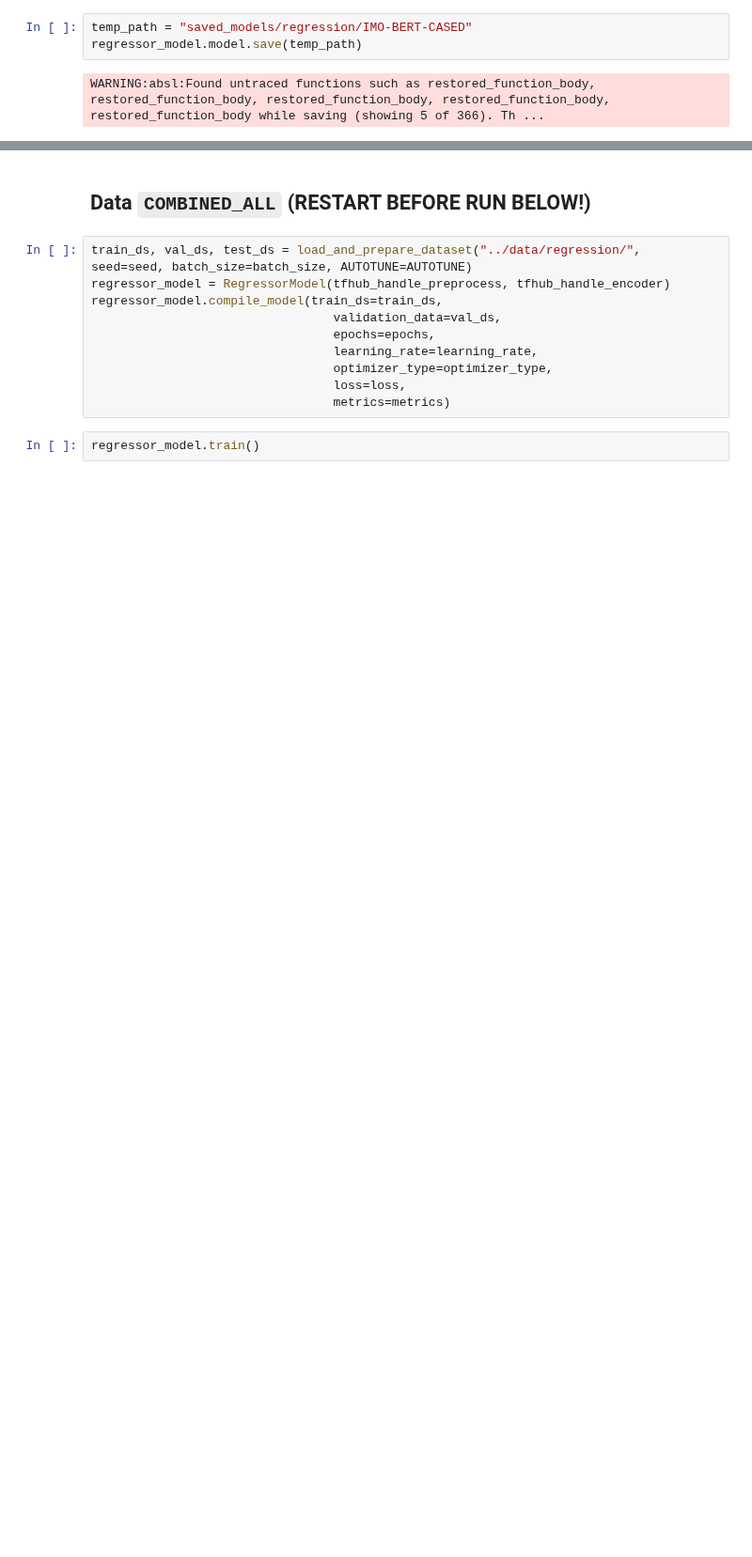
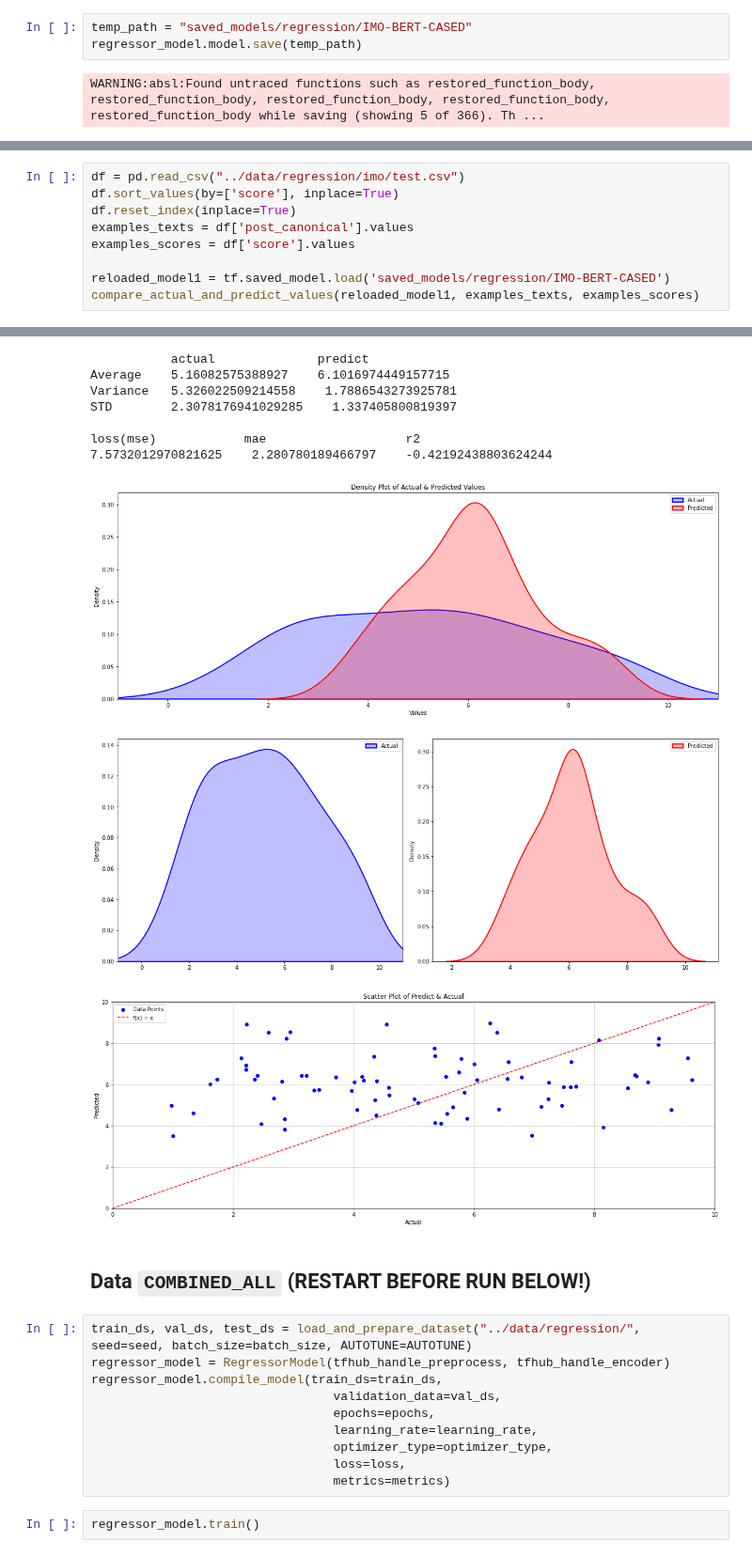
Before and after one commit to victorchendra02/Final-Academic-Project, a Jupyter notebook: models/02_BERT.ipynb, the cells around one changed output, grey strips where cells are left out. Shown at 94% size. Cells and saved outputs as stored; diff of their text form; blank space fills up the shorter version.

```diff
--- a/models/02_BERT.ipynb
+++ b/models/02_BERT.ipynb
@@ -430,0 +378,10 @@ loss(mse)            mae                   r2
+# %%
+df = pd.read_csv("../data/regression/imo/test.csv")
+df.sort_values(by=['score'], inplace=True)
+df.reset_index(inplace=True)
+examples_texts = df['post_canonical'].values
+examples_scores = df['score'].values
+
+reloaded_model1 = tf.saved_model.load('saved_models/regression/IMO-BERT-CASED')
+compare_actual_and_predict_values(reloaded_model1, examples_texts, examples_scores)
+# %% [output]
@@ -431,3 +422,13 @@ loss(mse)            mae                   r2
+           actual              predict
+Average    5.16082575388927    6.1016974449157715
+Variance   5.326022509214558    1.7886543273925781
+STD        2.3078176941029285    1.337405800819397
+
+loss(mse)            mae                   r2
+7.5732012970821625    2.280780189466797    -0.42192438803624244
+[figure, added]
+[figure, added]
+[figure, added]
 # %% [markdown]
 ## Data `COMBINED_ALL` (RESTART BEFORE RUN BELOW!)
 # %%
```
Also changed, not shown: parts of 15 cells of this notebook, 1 other file.
